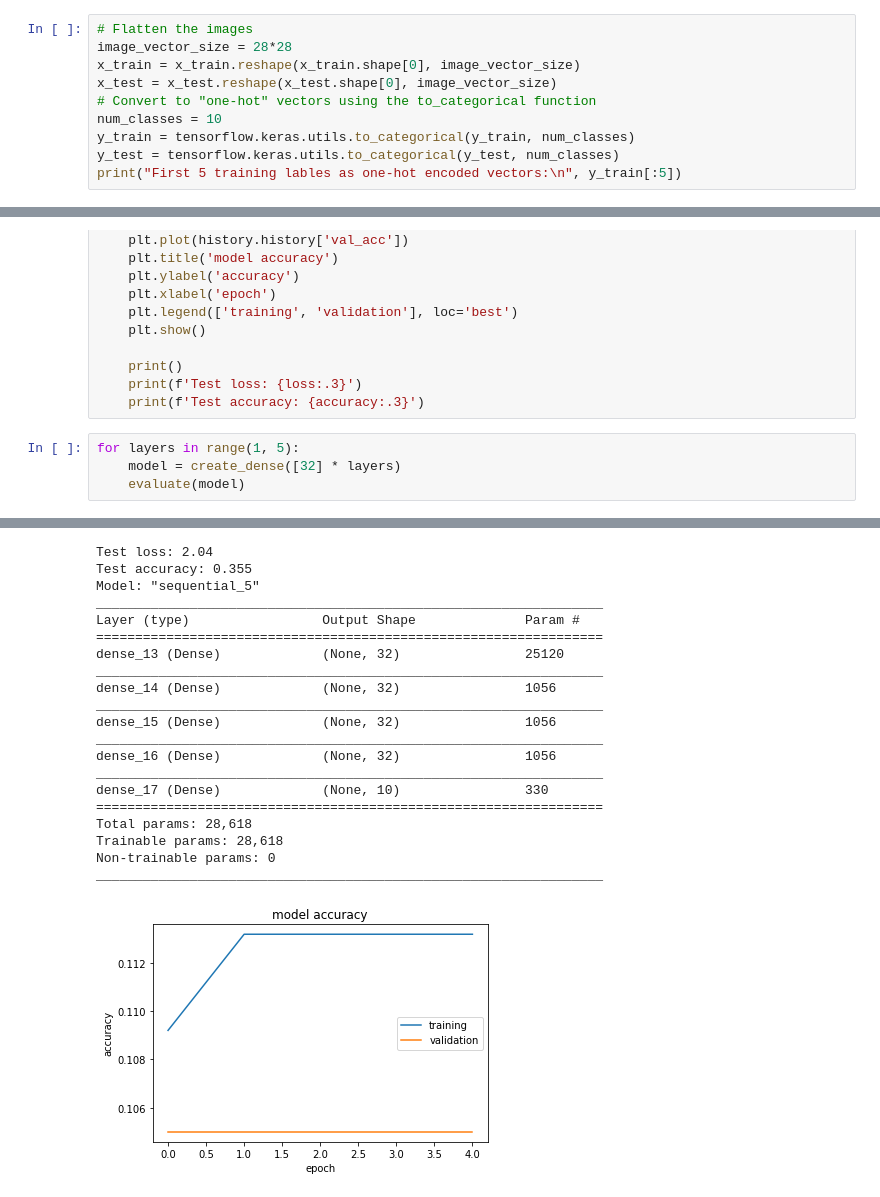
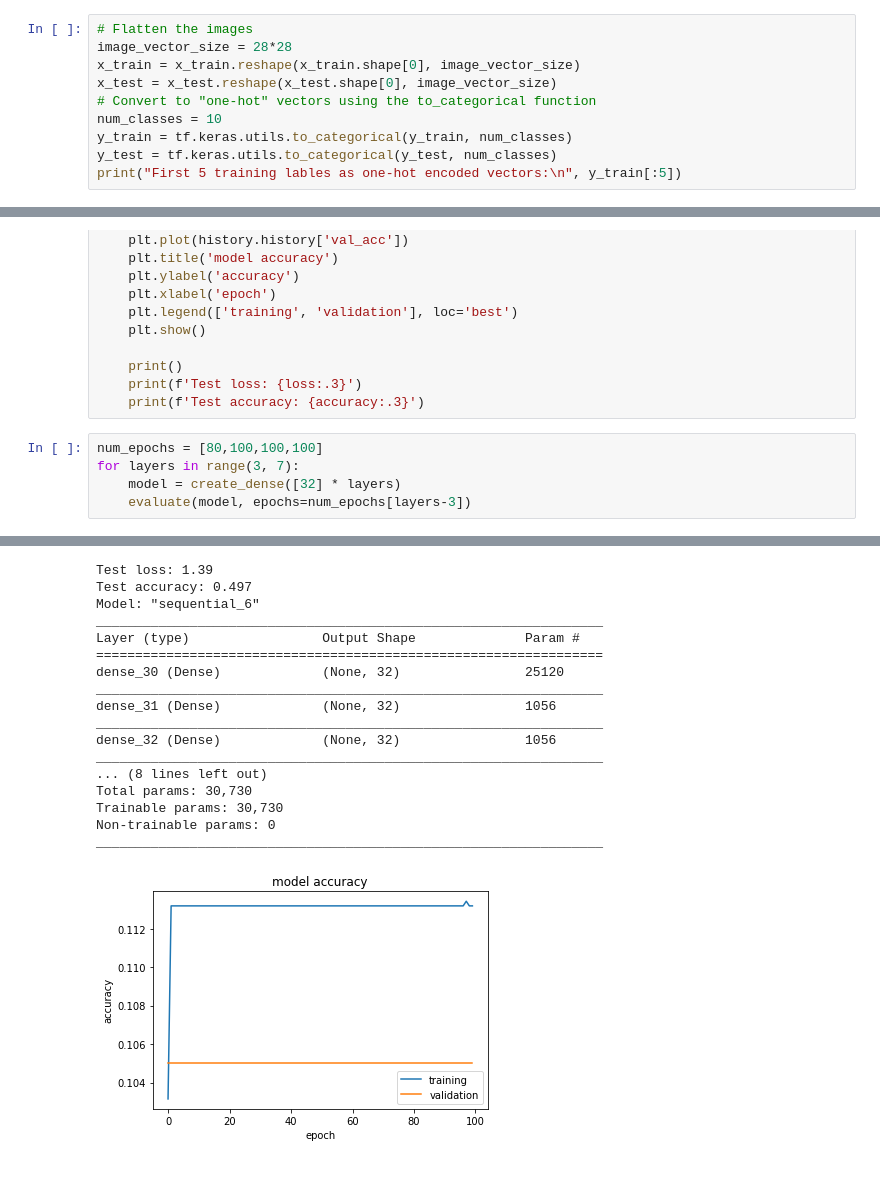
Before and after one commit to pavan71198/CS574-CVML, a Jupyter notebook: assgn-1/deep-neural-network.ipynb, the cells around one changed output, grey strips where cells are left out. Drawn from its saved outputs; the diff is of its cells as text.

```diff
--- a/assgn-1/deep-neural-network.ipynb
+++ b/assgn-1/deep-neural-network.ipynb
@@ -18,8 +16,8 @@ x_train = x_train.reshape(x_train.shape[0], image_vector_size)
 x_test = x_test.reshape(x_test.shape[0], image_vector_size)
 # Convert to "one-hot" vectors using the to_categorical function
 num_classes = 10
-y_train = tensorflow.keras.utils.to_categorical(y_train, num_classes)
-y_test = tensorflow.keras.utils.to_categorical(y_test, num_classes)
+y_train = tf.keras.utils.to_categorical(y_train, num_classes)
+y_test = tf.keras.utils.to_categorical(y_test, num_classes)
 print("First 5 training lables as one-hot encoded vectors:\n", y_train[:5])
 # %% [output]
 First 5 training lables as one-hot encoded vectors:
@@ -66,7 +64,8 @@ def evaluate(model, batch_size=128, epochs=5):
     print(f'Test loss: {loss:.3}')
     print(f'Test accuracy: {accuracy:.3}')
 # %%
-for layers in range(1, 5):
+num_epochs = [80,100,100,100]
+for layers in range(3, 7):
     model = create_dense([32] * layers)
-    evaluate(model)
+    evaluate(model, epochs=num_epochs[layers-3])
 # %% [output]
@@ -122,21 +128,18 @@ _________________________________________________________________
-Test loss: 2.04
-Test accuracy: 0.355
-Model: "sequential_5"
+Test loss: 1.39
+Test accuracy: 0.497
+Model: "sequential_6"
 _________________________________________________________________
 Layer (type)                 Output Shape              Param #
 =================================================================
-dense_13 (Dense)             (None, 32)                25120
+dense_30 (Dense)             (None, 32)                25120
 _________________________________________________________________
-dense_14 (Dense)             (None, 32)                1056
+dense_31 (Dense)             (None, 32)                1056
 _________________________________________________________________
-dense_15 (Dense)             (None, 32)                1056
+dense_32 (Dense)             (None, 32)                1056
 _________________________________________________________________
-dense_16 (Dense)             (None, 32)                1056
-_________________________________________________________________
-dense_17 (Dense)             (None, 10)                330
-=================================================================
-Total params: 28,618
-Trainable params: 28,618
+... (8 lines left out)
+Total params: 30,730
+Trainable params: 30,730
 Non-trainable params: 0
 _________________________________________________________________
-[figure, old version]
+[figure, new version]
```
Also changed, not shown: parts of 4 cells of this notebook.
